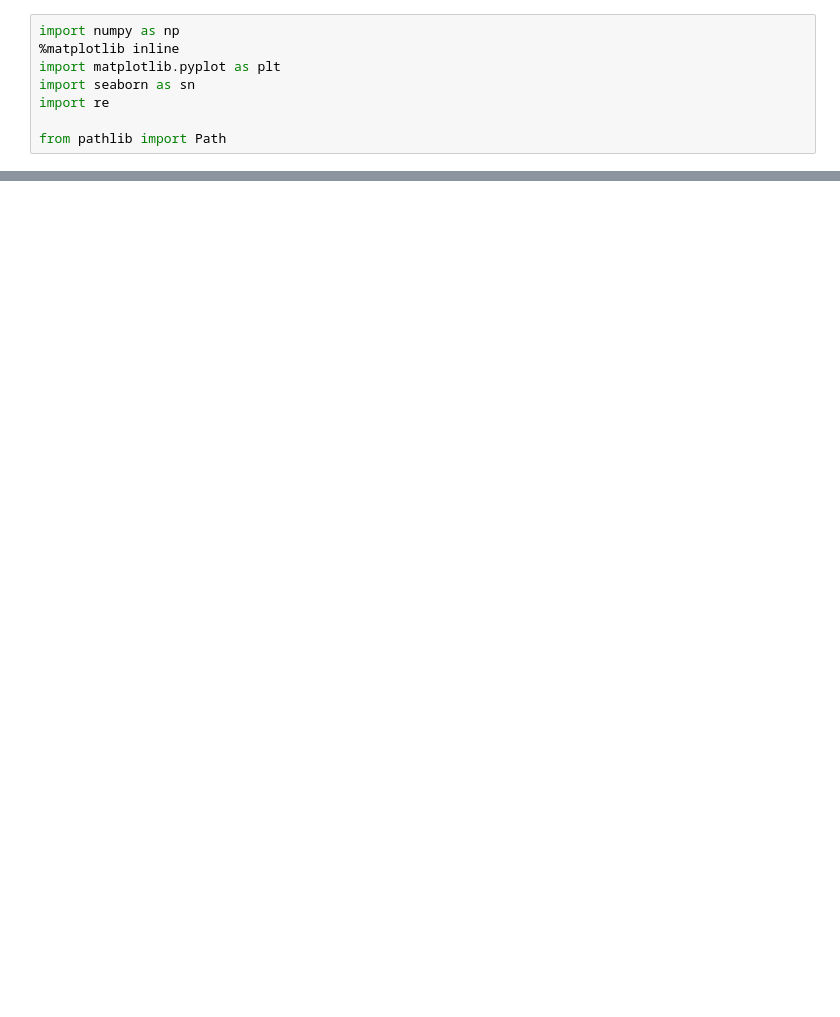
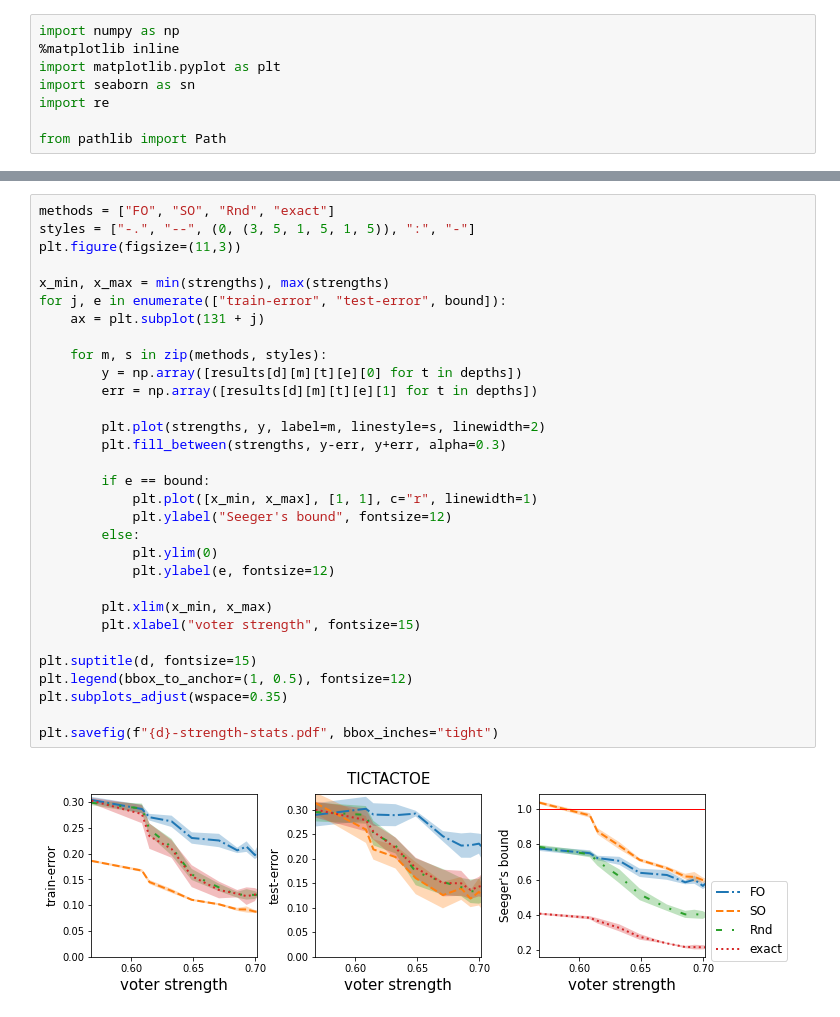
Before and after one commit to vzantedeschi/StocMV, a Jupyter notebook: notebooks/Real-Binary.ipynb, the cells around one changed output, grey strips where cells are left out. Drawn from its saved outputs; the diff is of its cells as text; blank space fills up the shorter version.

```diff
--- a/notebooks/Real-Binary.ipynb
+++ b/notebooks/Real-Binary.ipynb
@@ -99,0 +276,33 @@ draw_bars(datasets)
+# %%
+methods = ["FO", "SO", "Rnd", "exact"]
+styles = ["-.", "--", (0, (3, 5, 1, 5, 1, 5)), ":", "-"]
+plt.figure(figsize=(11,3))
+
+x_min, x_max = min(strengths), max(strengths)
+for j, e in enumerate(["train-error", "test-error", bound]):
+    ax = plt.subplot(131 + j)
+
+    for m, s in zip(methods, styles):
+        y = np.array([results[d][m][t][e][0] for t in depths])
+        err = np.array([results[d][m][t][e][1] for t in depths])
+
+        plt.plot(strengths, y, label=m, linestyle=s, linewidth=2)
+        plt.fill_between(strengths, y-err, y+err, alpha=0.3)
+
+        if e == bound:
+            plt.plot([x_min, x_max], [1, 1], c="r", linewidth=1)
+            plt.ylabel("Seeger's bound", fontsize=12)
+        else:
+            plt.ylim(0)
+            plt.ylabel(e, fontsize=12)
+
+        plt.xlim(x_min, x_max)
+        plt.xlabel("voter strength", fontsize=15)
+
+plt.suptitle(d, fontsize=15)
+plt.legend(bbox_to_anchor=(1, 0.5), fontsize=12)
+plt.subplots_adjust(wspace=0.35)
+
+plt.savefig(f"{d}-strength-stats.pdf", bbox_inches="tight")
+# %% [output]
+[figure, added]
```
Also changed, not shown: parts of 13 cells of this notebook, 3 other files.
